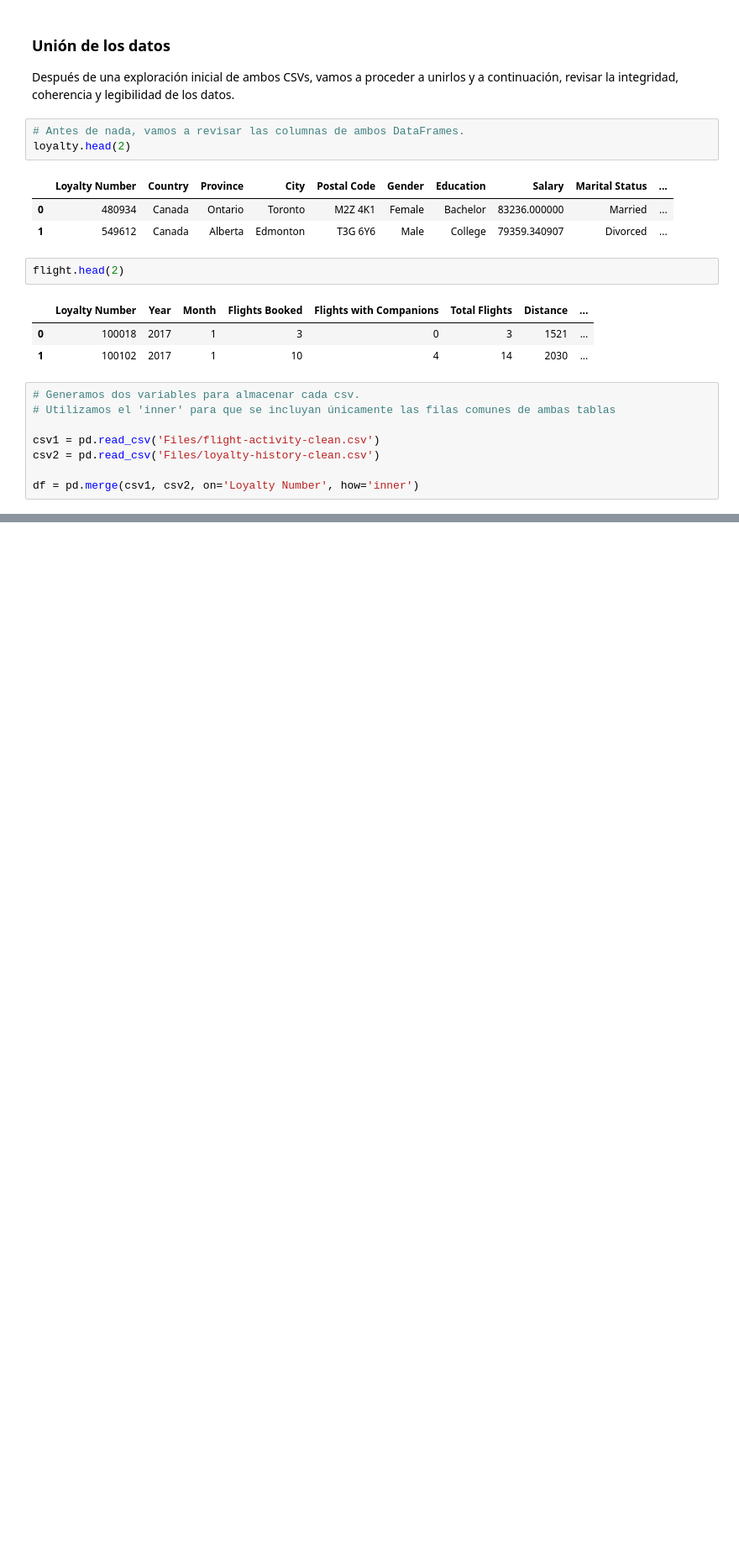
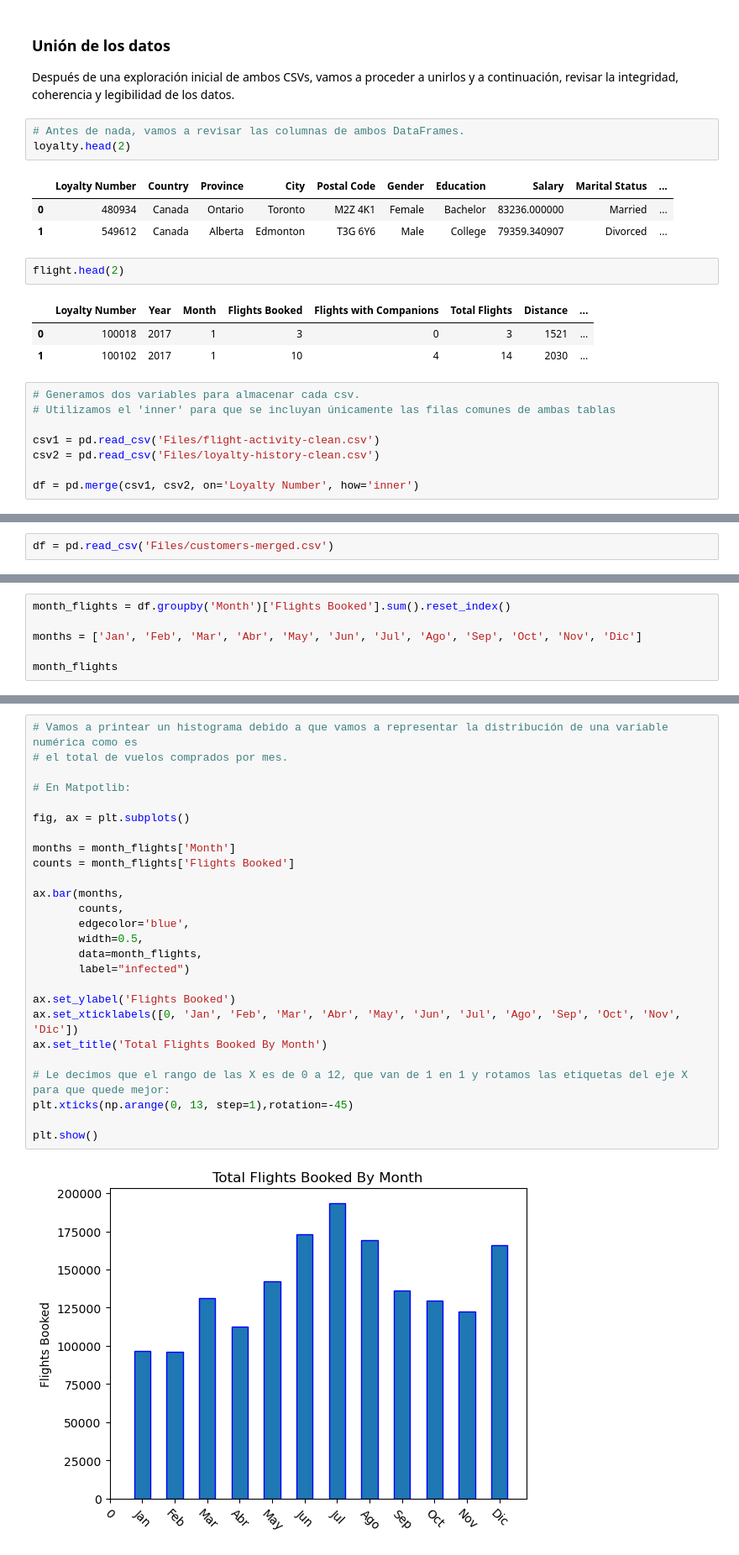
Before and after one commit to Adalab/bda-modulo-3-evaluacion-final-nerearial, a Jupyter notebook: bda-modulo-3-evaluacion-final-nerearial.ipynb, the cells around one changed output, grey strips where cells are left out. Shown: that part at 84% size. Drawn from its saved outputs; the diff is of its cells as text; blank space fills up the shorter version.

Commit message:
done first visualization exercise using a bar of matpotlib

```diff
--- a/bda-modulo-3-evaluacion-final-nerearial.ipynb
+++ b/bda-modulo-3-evaluacion-final-nerearial.ipynb
@@ -495,0 +498,2 @@ df
+# %%
+df = pd.read_csv('Files/customers-merged.csv')
@@ -495,0 +504,6 @@ df
+# %%
+month_flights = df.groupby('Month')['Flights Booked'].sum().reset_index()
+
+months = ['Jan', 'Feb', 'Mar', 'Abr', 'May', 'Jun', 'Jul', 'Ago', 'Sep', 'Oct', 'Nov', 'Dic']
+
+month_flights
@@ -495,0 +524,28 @@ df
+# %%
+# Vamos a printear un histograma debido a que vamos a representar la distribución de una variable numérica como es
+# el total de vuelos comprados por mes.
+
+# En Matpotlib:
+
+fig, ax = plt.subplots()
+
+months = month_flights['Month']
+counts = month_flights['Flights Booked']
+
+ax.bar(months,
+       counts,
+       edgecolor='blue',
+       width=0.5,
+       data=month_flights,
+       label="infected")
+
+ax.set_ylabel('Flights Booked')
+ax.set_xticklabels([0, 'Jan', 'Feb', 'Mar', 'Abr', 'May', 'Jun', 'Jul', 'Ago', 'Sep', 'Oct', 'Nov', 'Dic'])
+ax.set_title('Total Flights Booked By Month')
+
+# Le decimos que el rango de las X es de 0 a 12, que van de 1 en 1 y rotamos las etiquetas del eje X para que quede mejor:
+plt.xticks(np.arange(0, 13, step=1),rotation=-45)
+
+plt.show()
+# %% [output]
+[figure, added]
```
Also changed, not shown: parts of 8 cells of this notebook, 1 other file.
